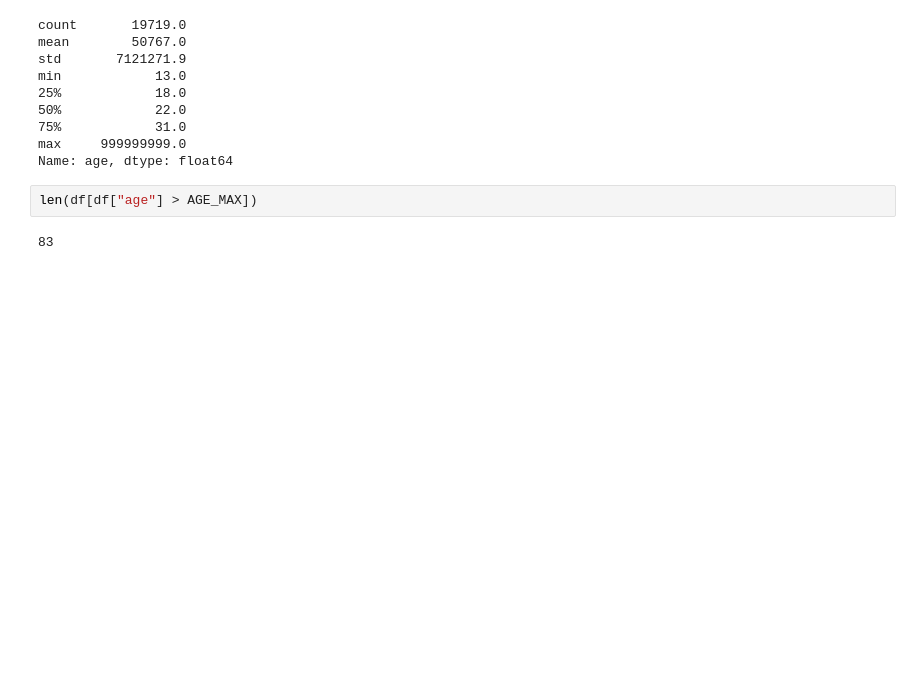
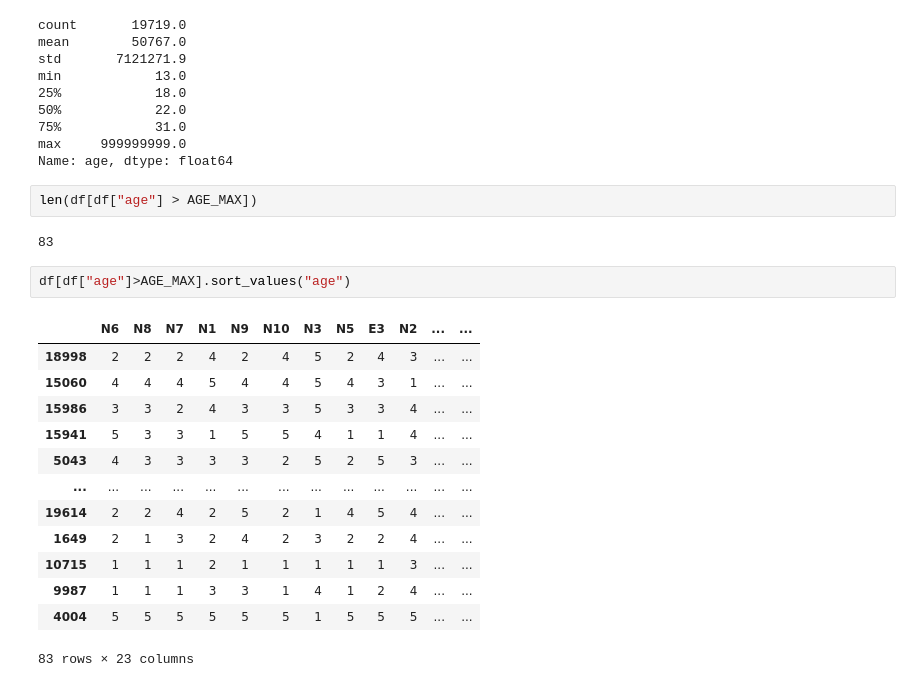
Before and after one commit to Lou020/personality-predictor, a Jupyter notebook: notebooks/01_eda.ipynb, the cells around one changed output. Drawn from its saved outputs; the diff is of its cells as text; blank space fills up the shorter version.

```diff
--- a/notebooks/01_eda.ipynb
+++ b/notebooks/01_eda.ipynb
@@ -97,3 +97,19 @@ Name: age, dtype: float64
 len(df[df["age"] > AGE_MAX])
 # %% [output]
 83
+# %%
+df[df["age"]>AGE_MAX].sort_values("age")
+# %% [output]
+|  | N6 | N8 | N7 | N1 | N9 | N10 | N3 | N5 | E3 | N2 | ... | ... |
+| 18998 | 2 | 2 | 2 | 4 | 2 | 4 | 5 | 2 | 4 | 3 | ... | ... |
+| 15060 | 4 | 4 | 4 | 5 | 4 | 4 | 5 | 4 | 3 | 1 | ... | ... |
+| 15986 | 3 | 3 | 2 | 4 | 3 | 3 | 5 | 3 | 3 | 4 | ... | ... |
+| 15941 | 5 | 3 | 3 | 1 | 5 | 5 | 4 | 1 | 1 | 4 | ... | ... |
+| 5043 | 4 | 3 | 3 | 3 | 3 | 2 | 5 | 2 | 5 | 3 | ... | ... |
+| ... | ... | ... | ... | ... | ... | ... | ... | ... | ... | ... | ... | ... |
+| 19614 | 2 | 2 | 4 | 2 | 5 | 2 | 1 | 4 | 5 | 4 | ... | ... |
+| 1649 | 2 | 1 | 3 | 2 | 4 | 2 | 3 | 2 | 2 | 4 | ... | ... |
+| 10715 | 1 | 1 | 1 | 2 | 1 | 1 | 1 | 1 | 1 | 3 | ... | ... |
+| 9987 | 1 | 1 | 1 | 3 | 3 | 1 | 4 | 1 | 2 | 4 | ... | ... |
+| 4004 | 5 | 5 | 5 | 5 | 5 | 5 | 1 | 5 | 5 | 5 | ... | ... |
+83 rows × 23 columns
```
Also changed, not shown: parts of 6 cells of this notebook, 3 other files.
